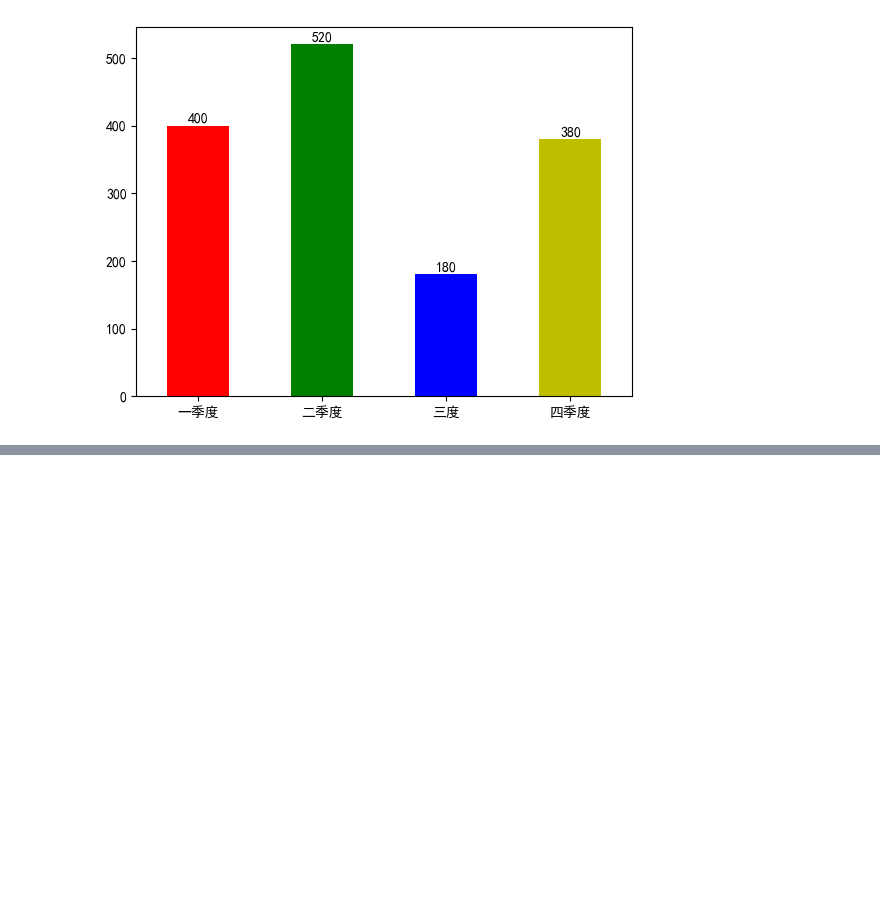
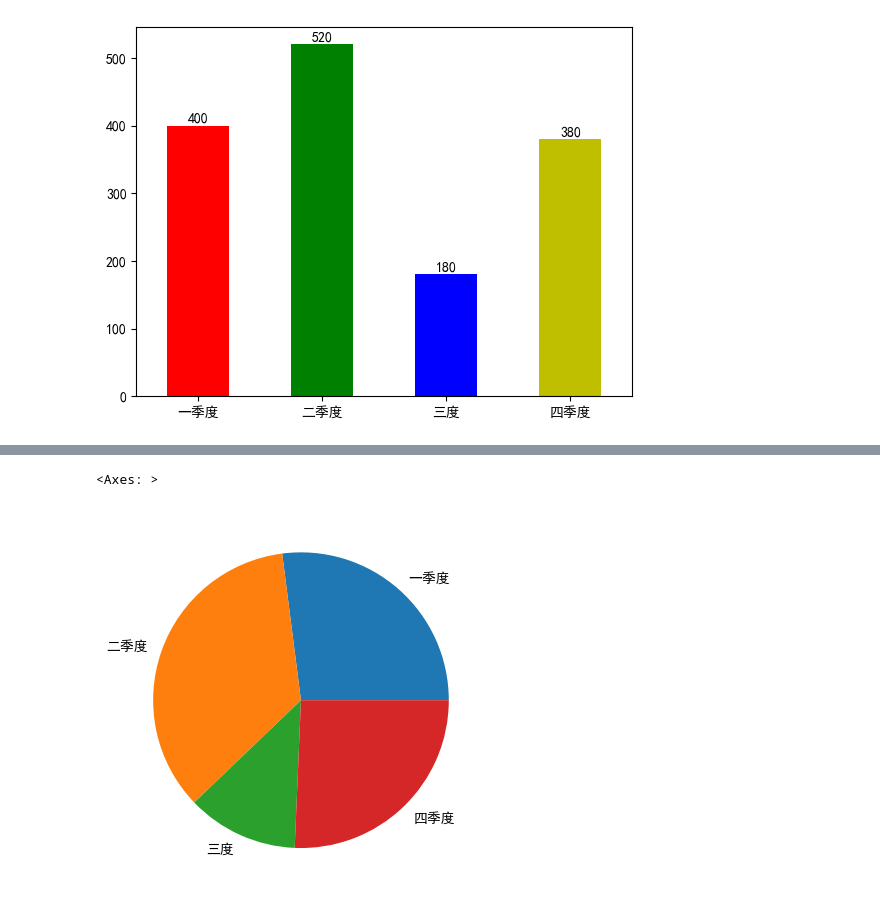
Before and after one commit to ditaokeji/python-learn, a Jupyter notebook: Day66-80/day70.ipynb, the cells around one changed output, grey strips where cells are left out. Cells and saved outputs as stored; diff of their text form; code cells hidden in the pictures; blank space fills up the shorter version.

```diff
--- a/Day66-80/day70.ipynb
+++ b/Day66-80/day70.ipynb
@@ -287,0 +294,5 @@ plt.show()
+# %%
+ser9.plot(kind="pie")
+# %% [output]
+<Axes: >
+[figure, added]
```
Also changed, not shown: parts of 1 cell of this notebook.
